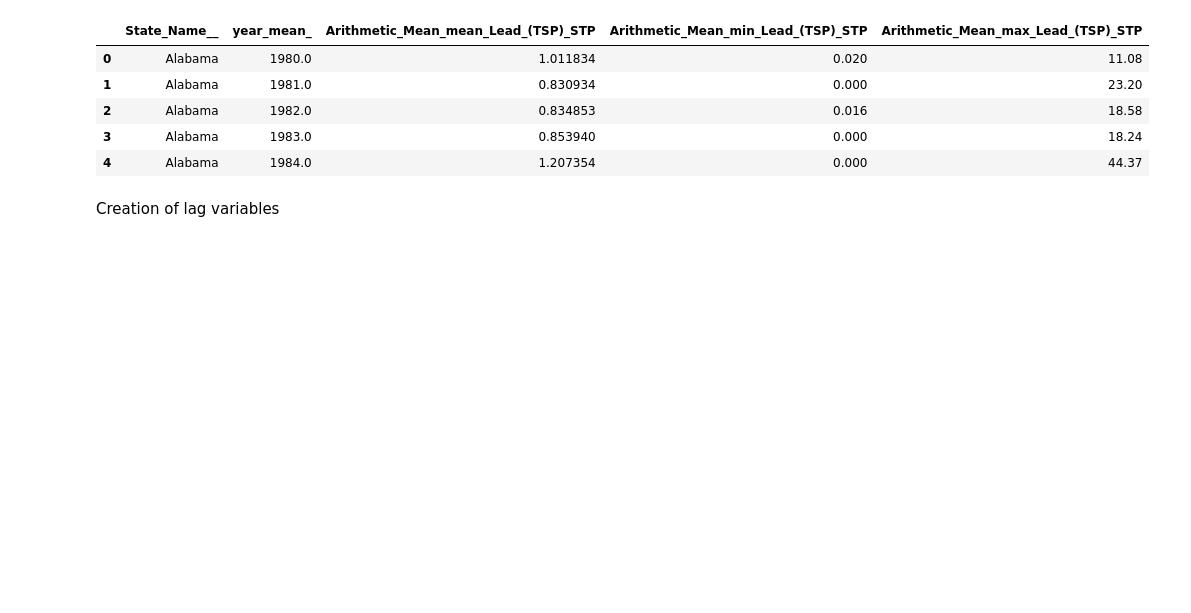
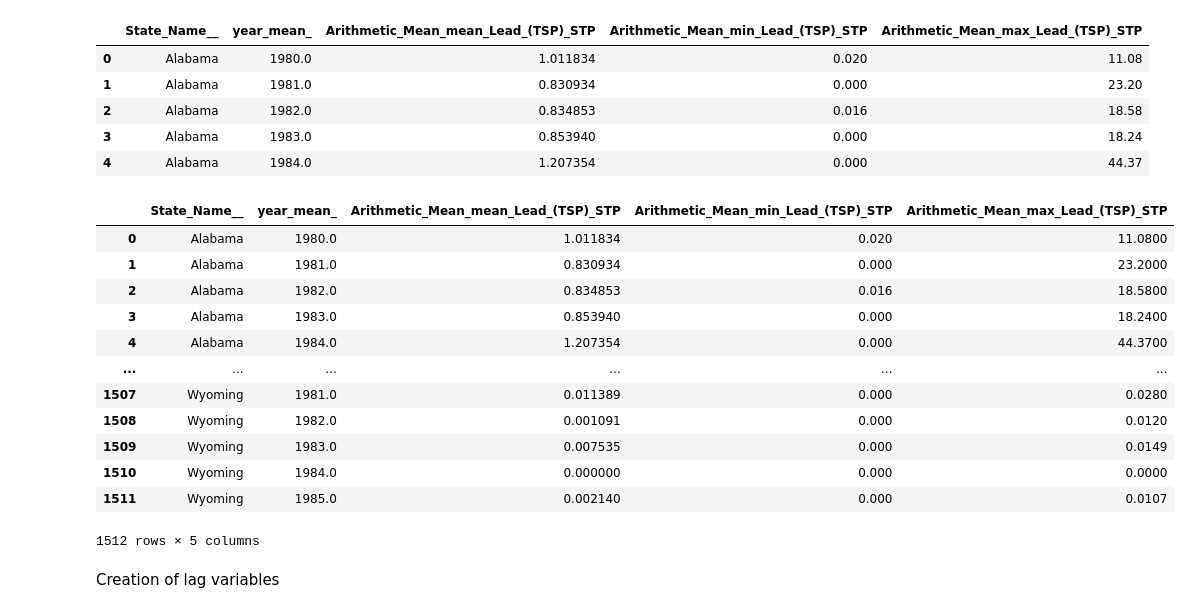
Before and after one commit to AlanAndrews/Air_toxicity, a Jupyter notebook: Adriana/1_Data preparation.ipynb, the cells around one changed output. Drawn from its saved outputs; the diff is of its cells as text; code cells hidden in the pictures; blank space fills up the shorter version.

```diff
--- a/Adriana/1_Data preparation.ipynb
+++ b/Adriana/1_Data preparation.ipynb
@@ -458,6 +458,22 @@ lead_trans.head()
 | 2 | Alabama | 1982.0 | 0.834853 | 0.016 | 18.58 |
 | 3 | Alabama | 1983.0 | 0.853940 | 0.000 | 18.24 |
 | 4 | Alabama | 1984.0 | 1.207354 | 0.000 | 44.37 |
+# %%
+lead_trans.sort_values(by=['State_Name__','year_mean_'], ascending= True)
+# %% [output]
+|  | State_Name__ | year_mean_ | Arithmetic_Mean_mean_Lead_(TSP)_STP | Arithmetic_Mean_min_Lead_(TSP)_STP | Arithmetic_Mean_max_Lead_(TSP)_STP |
+| 0 | Alabama | 1980.0 | 1.011834 | 0.020 | 11.0800 |
+| 1 | Alabama | 1981.0 | 0.830934 | 0.000 | 23.2000 |
+| 2 | Alabama | 1982.0 | 0.834853 | 0.016 | 18.5800 |
+| 3 | Alabama | 1983.0 | 0.853940 | 0.000 | 18.2400 |
+| 4 | Alabama | 1984.0 | 1.207354 | 0.000 | 44.3700 |
+| ... | ... | ... | ... | ... | ... |
+| 1507 | Wyoming | 1981.0 | 0.011389 | 0.000 | 0.0280 |
+| 1508 | Wyoming | 1982.0 | 0.001091 | 0.000 | 0.0120 |
+| 1509 | Wyoming | 1983.0 | 0.007535 | 0.000 | 0.0149 |
+| 1510 | Wyoming | 1984.0 | 0.000000 | 0.000 | 0.0000 |
+| 1511 | Wyoming | 1985.0 | 0.002140 | 0.000 | 0.0107 |
+1512 rows × 5 columns
 # %% [markdown]
 Creation of lag variables
 # %%
```
Also changed, not shown: parts of 3 cells of this notebook.
